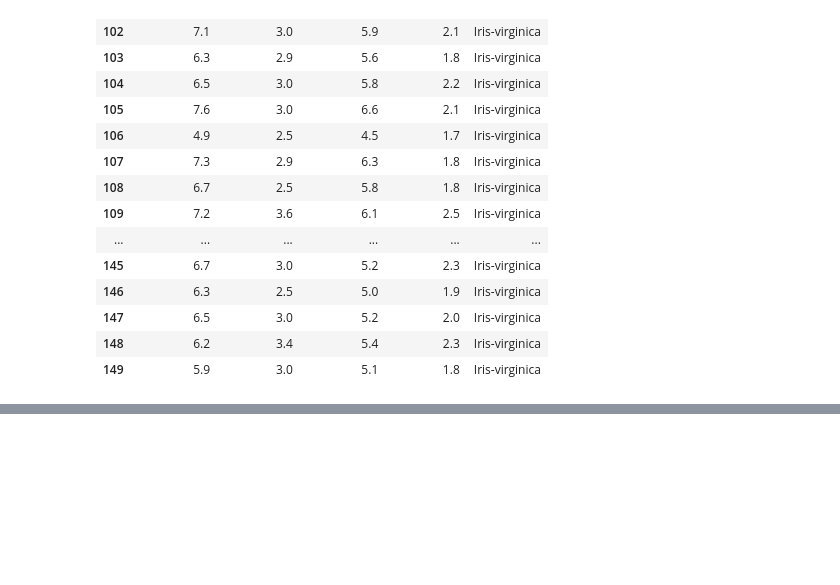
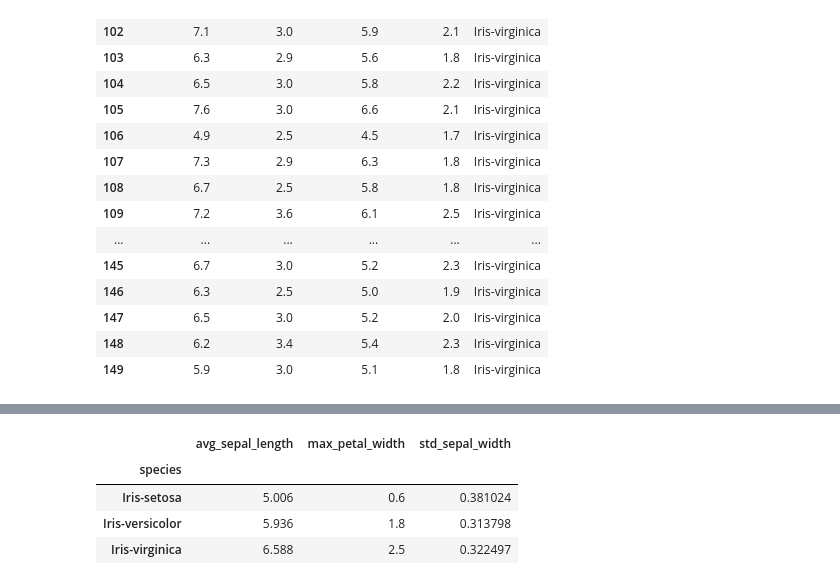
Before and after one commit to Sanchali-rif/Data-Science-Learning, a Jupyter notebook: Pandas/assignment/IRIS.ipynb, the cells around one changed output, grey strips where cells are left out. Cells and saved outputs as stored; diff of their text form; code cells hidden in the pictures; blank space fills up the shorter version.

```diff
--- a/Pandas/assignment/IRIS.ipynb
+++ b/Pandas/assignment/IRIS.ipynb
@@ -76,0 +98,12 @@ df.query("species=='Iris-virginica'")  # species="Iris-virginica"
+# %%
+df.groupby("species").agg(
+    avg_sepal_length=("sepal_length","mean"),
+    max_petal_width=("petal_width","max"),
+    std_sepal_width=("sepal_width","std")
+)
+# %% [output]
+|  | avg_sepal_length | max_petal_width | std_sepal_width |
+| species |  |  |  |
+| Iris-setosa | 5.006 | 0.6 | 0.381024 |
+| Iris-versicolor | 5.936 | 1.8 | 0.313798 |
+| Iris-virginica | 6.588 | 2.5 | 0.322497 |
```
Also changed, not shown: parts of 6 cells of this notebook, 3 other files.
